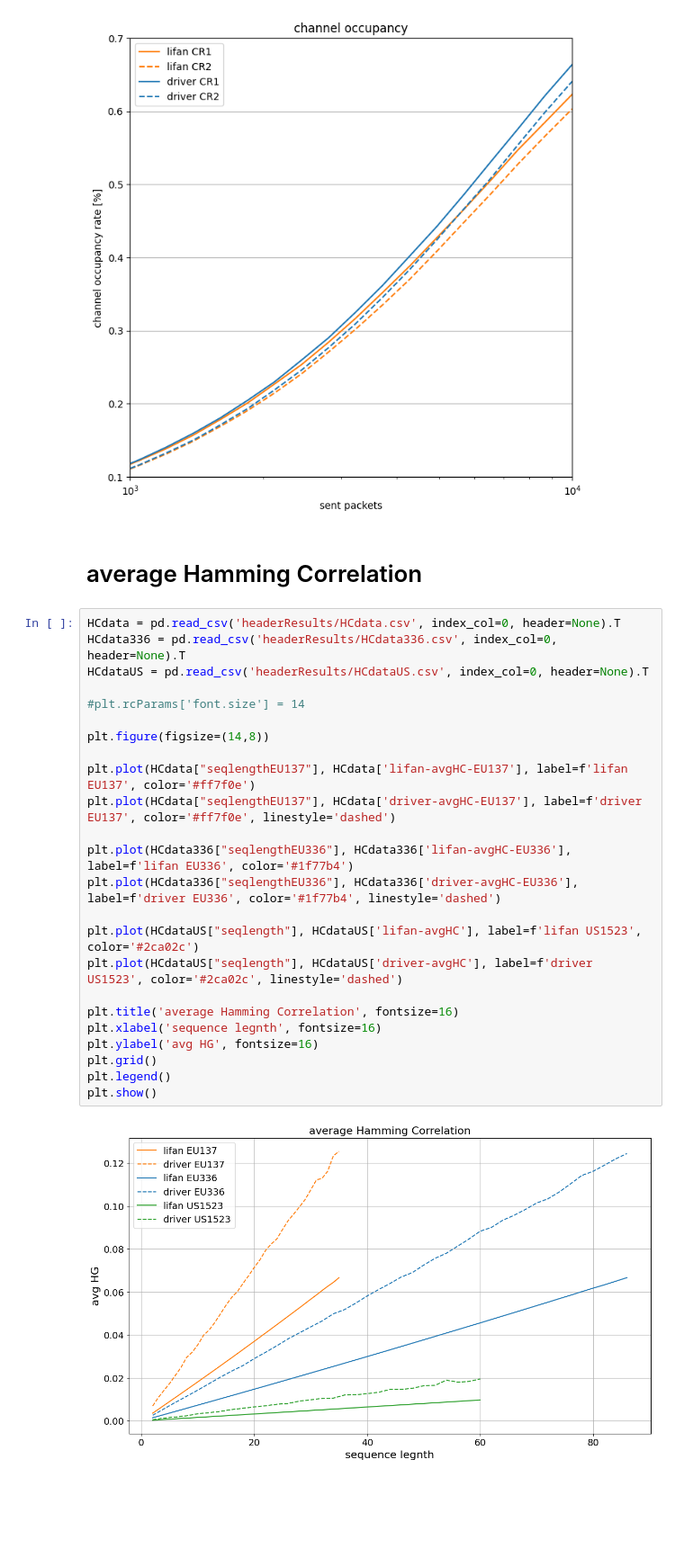
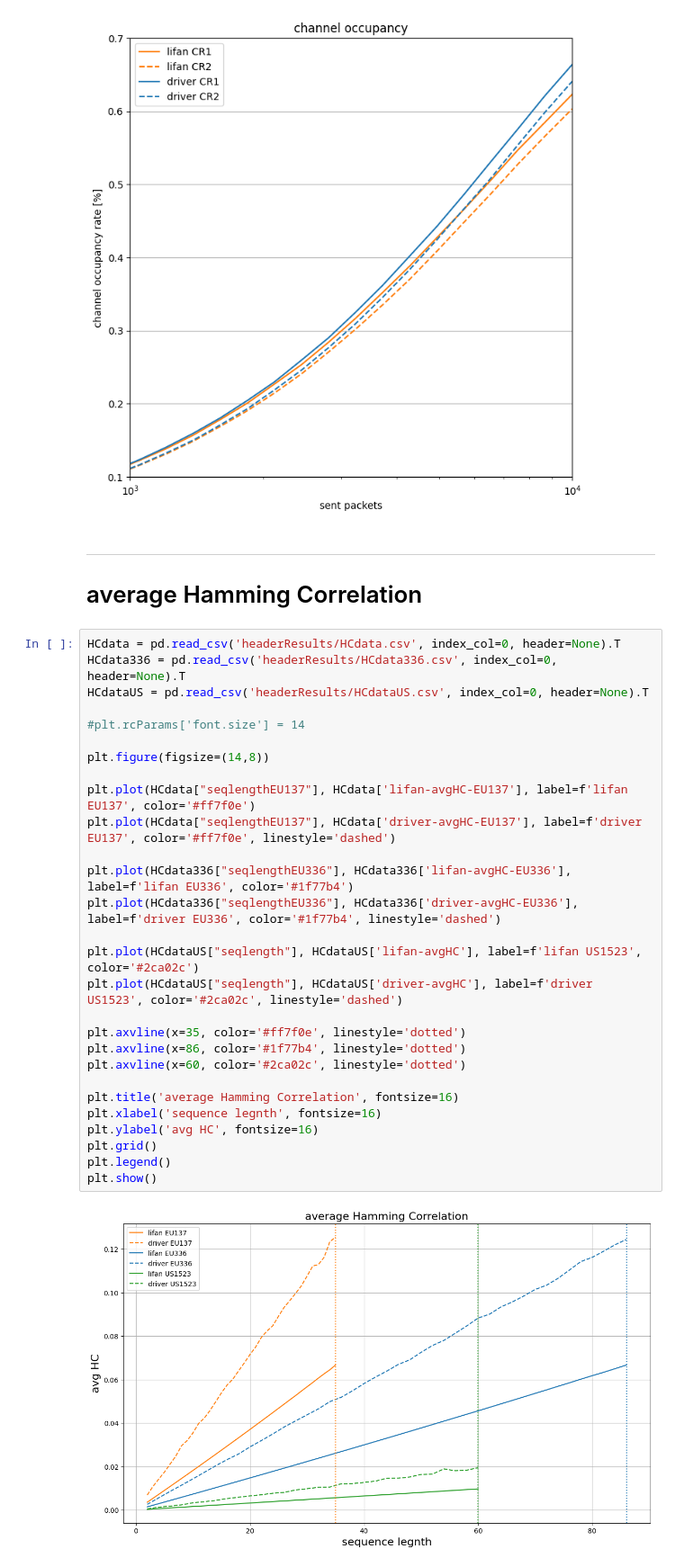
Before and after one commit to diegomm6/lr-fhss_seq-families, a Jupyter notebook: headerPlots.ipynb, the cells around one changed output. Shown at 90% size. Cells and saved outputs as stored; diff of their text form; blank space fills up the shorter version.

```diff
--- a/headerPlots.ipynb
+++ b/headerPlots.ipynb
@@ -245,30 +297,35 @@ plt.show()
 # %% [output]
 [figure]
 # %% [markdown]
+---
 # average Hamming Correlation
 # %%
 HCdata = pd.read_csv('headerResults/HCdata.csv', index_col=0, header=None).T
 HCdata336 = pd.read_csv('headerResults/HCdata336.csv', index_col=0, header=None).T
 HCdataUS = pd.read_csv('headerResults/HCdataUS.csv', index_col=0, header=None).T
 
 #plt.rcParams['font.size'] = 14
 
 plt.figure(figsize=(14,8))
 
 plt.plot(HCdata["seqlengthEU137"], HCdata['lifan-avgHC-EU137'], label=f'lifan EU137', color='#ff7f0e')
 plt.plot(HCdata["seqlengthEU137"], HCdata['driver-avgHC-EU137'], label=f'driver EU137', color='#ff7f0e', linestyle='dashed')
 
 plt.plot(HCdata336["seqlengthEU336"], HCdata336['lifan-avgHC-EU336'], label=f'lifan EU336', color='#1f77b4')
 plt.plot(HCdata336["seqlengthEU336"], HCdata336['driver-avgHC-EU336'], label=f'driver EU336', color='#1f77b4', linestyle='dashed')
 
 plt.plot(HCdataUS["seqlength"], HCdataUS['lifan-avgHC'], label=f'lifan US1523', color='#2ca02c')
 plt.plot(HCdataUS["seqlength"], HCdataUS['driver-avgHC'], label=f'driver US1523', color='#2ca02c', linestyle='dashed')
 
+plt.axvline(x=35, color='#ff7f0e', linestyle='dotted')
+plt.axvline(x=86, color='#1f77b4', linestyle='dotted')
+plt.axvline(x=60, color='#2ca02c', linestyle='dotted')
+
 plt.title('average Hamming Correlation', fontsize=16)
 plt.xlabel('sequence legnth', fontsize=16)
-plt.ylabel('avg HG', fontsize=16)
+plt.ylabel('avg HC', fontsize=16)
 plt.grid()
 plt.legend()
 plt.show()
 # %% [output]
-[figure, old version]
+[figure, new version]
```
Also changed, not shown: parts of 18 cells of this notebook, 5 other files.
